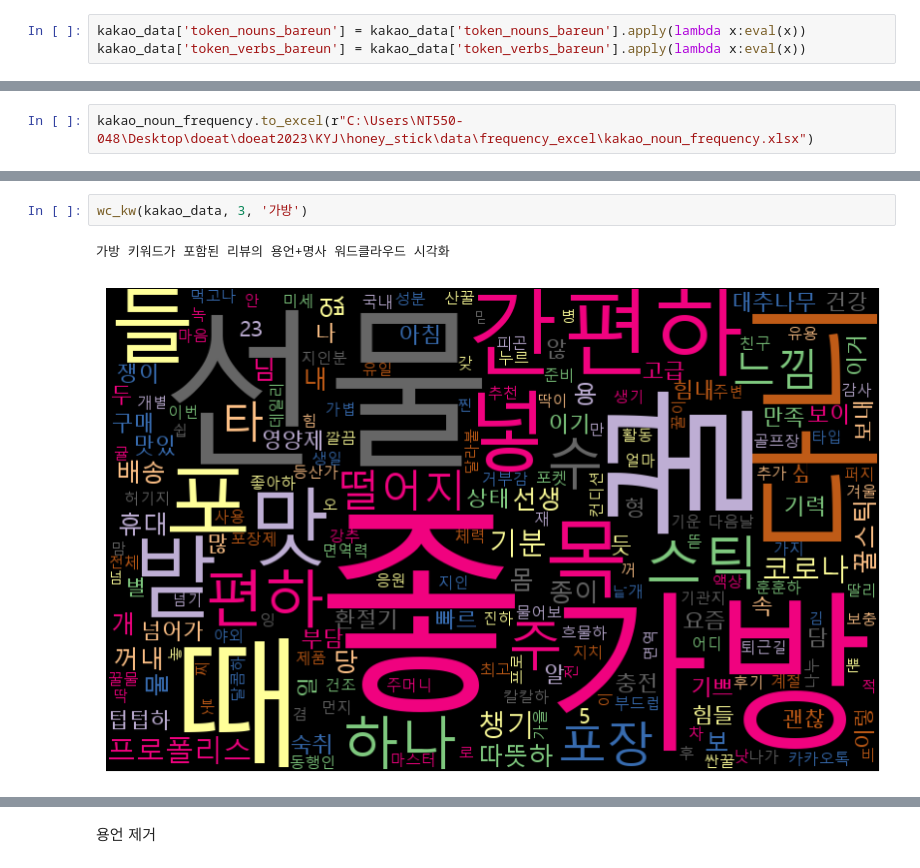
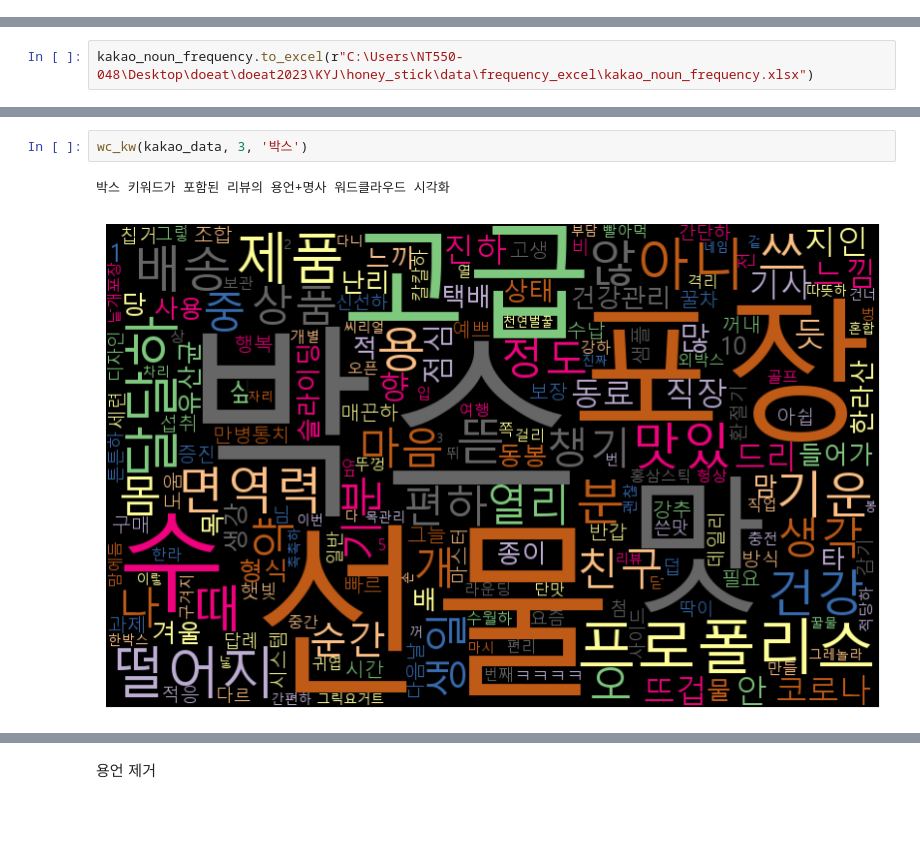
Before and after one commit to eatthecompanyxasac/doeat2023, a Jupyter notebook: KYJ/honey_stick/code/kakao_analysis.ipynb, the cells around one changed output, grey strips where cells are left out. Drawn from its saved outputs; the diff is of its cells as text; blank space fills up the shorter version.

```diff
--- a/KYJ/honey_stick/code/kakao_analysis.ipynb
+++ b/KYJ/honey_stick/code/kakao_analysis.ipynb
@@ -60,7 +84,4 @@ kakao_data.head(1)
 # %% [output]
 |  | id | name | brand | sellingPrice | wishCount | reviewCount | product_tag2 | review_text | rating | ... |
 | 0 | 2270784 | 국산 프로폴리스 혼합 천연벌꿀 허니스틱(15스틱) 답례품 비... | 비마스터 | 27800 | 2228 | 1152 | [] | 숙취후 아침에 따뜻한 물에 한포 간편히 타먹을수 있어서 좋드... | 4 | ... |
-# %%
-kakao_data['token_nouns_bareun'] = kakao_data['token_nouns_bareun'].apply(lambda x:eval(x))
-kakao_data['token_verbs_bareun'] = kakao_data['token_verbs_bareun'].apply(lambda x:eval(x))
 # %% [markdown]
@@ -186,5 +271,5 @@ wc_analysis(kakao_data['token_nouns_bareun'])
 # %%
-wc_kw(kakao_data, 3, '가방')
+wc_kw(kakao_data, 3, '박스')
 # %% [output]
-가방 키워드가 포함된 리뷰의 용언+명사 워드클라우드 시각화
+박스 키워드가 포함된 리뷰의 용언+명사 워드클라우드 시각화
-[figure, old version]
+[figure, new version]
```
Also changed, not shown: parts of 50 cells of this notebook.
